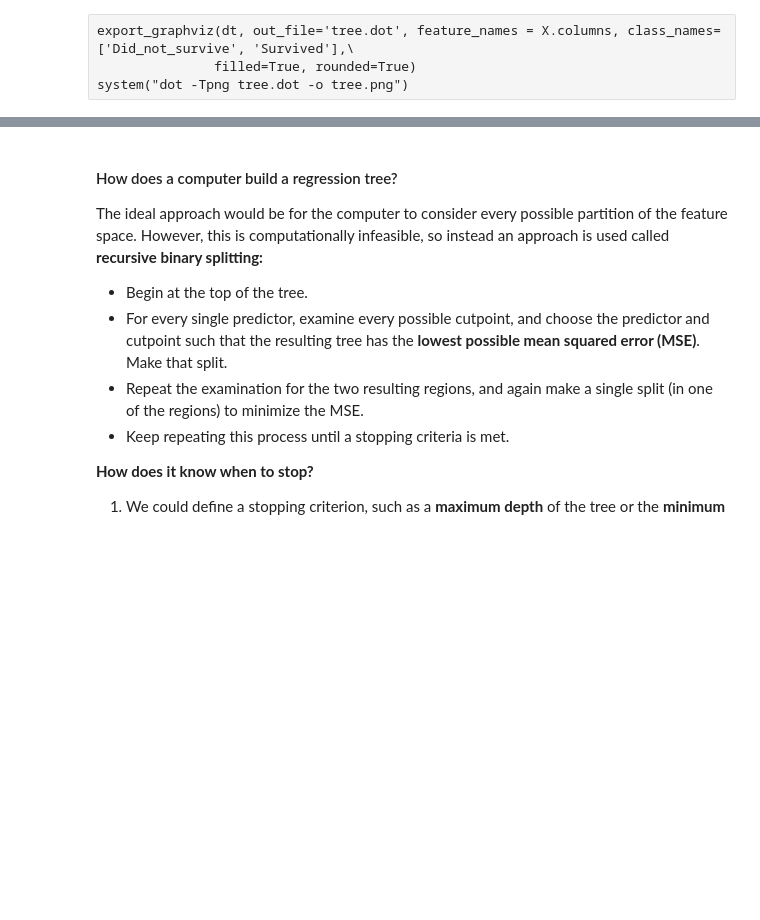
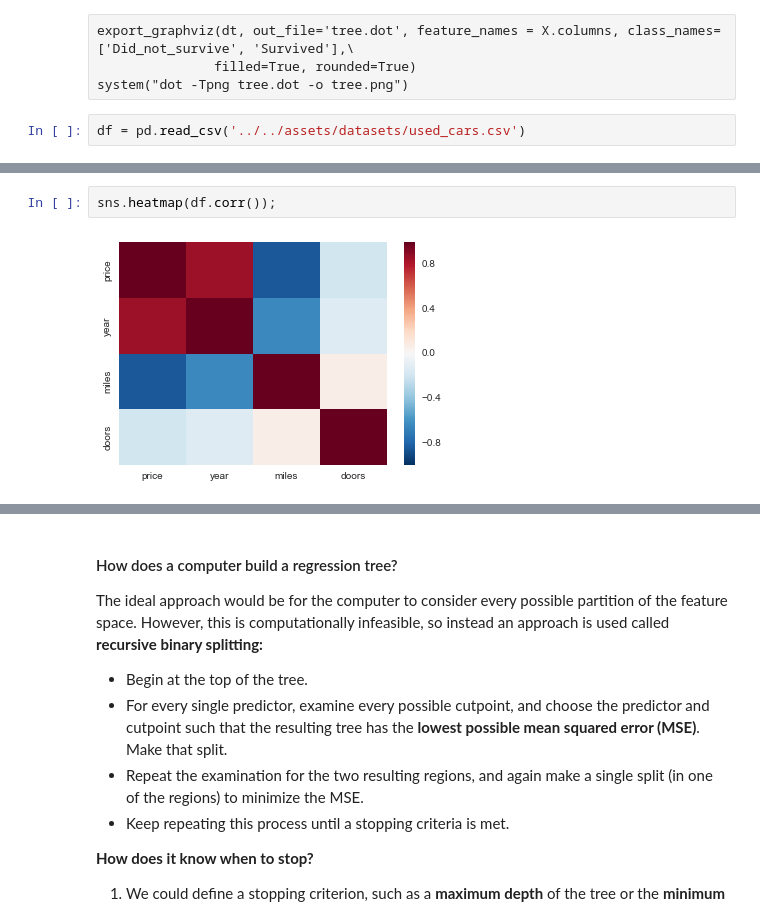
Before and after one commit to spockl/ga-dsi-1, a Jupyter notebook: curriculum/week-06/2.2-lab-CARTs/code/starter-code/starter-code-1_2-joce.ipynb, the cells around one changed output, grey strips where cells are left out. Cells and saved outputs as stored; diff of their text form; blank space fills up the shorter version.

```diff
--- a/curriculum/week-06/2.2-lab-CARTs/code/starter-code/starter-code-1_2-joce.ipynb
+++ b/curriculum/week-06/2.2-lab-CARTs/code/starter-code/starter-code-1_2-joce.ipynb
@@ -27,3 +33,5 @@ from os import system
 export_graphviz(dt, out_file='tree.dot', feature_names = X.columns, class_names=['Did_not_survive', 'Survived'],\
                filled=True, rounded=True)
 system("dot -Tpng tree.dot -o tree.png")
+# %%
+df = pd.read_csv('../../assets/datasets/used_cars.csv')
@@ -29,0 +47,4 @@ system("dot -Tpng tree.dot -o tree.png")
+# %%
+sns.heatmap(df.corr());
+# %% [output]
+[figure, added]
```
Also changed, not shown: parts of 18 cells of this notebook.
